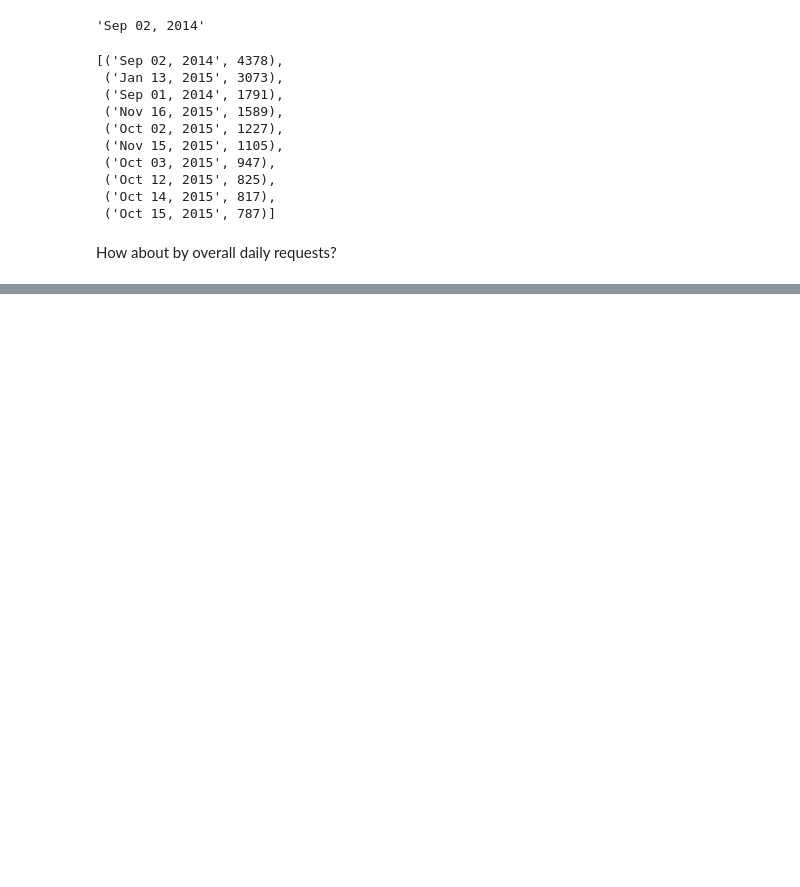
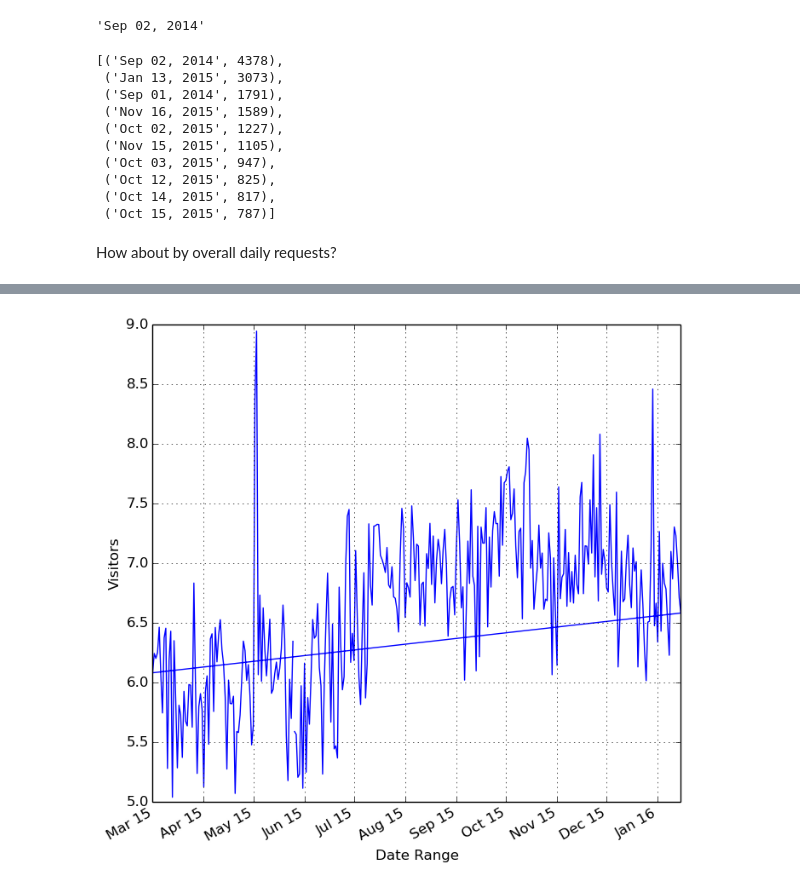
Before and after one commit to sohail288/spark_projects, a Jupyter notebook: Apache Web Log.ipynb, the cells around one changed output, grey strips where cells are left out. Drawn from its saved outputs; the diff is of its cells as text; code cells hidden in the pictures; blank space fills up the shorter version.

```diff
--- a/Apache Web Log.ipynb
+++ b/Apache Web Log.ipynb
@@ -399,0 +465,4 @@ How about by overall daily requests?
+# %%
+fig, ax = visits_date_for_range(successes.map(lambda t: (t.date_time, t.host)), start_date=datetime.datetime(2015,3,1))
+# %% [output]
+[figure, added]
```
Also changed, not shown: parts of 15 cells of this notebook, 4 other files.
